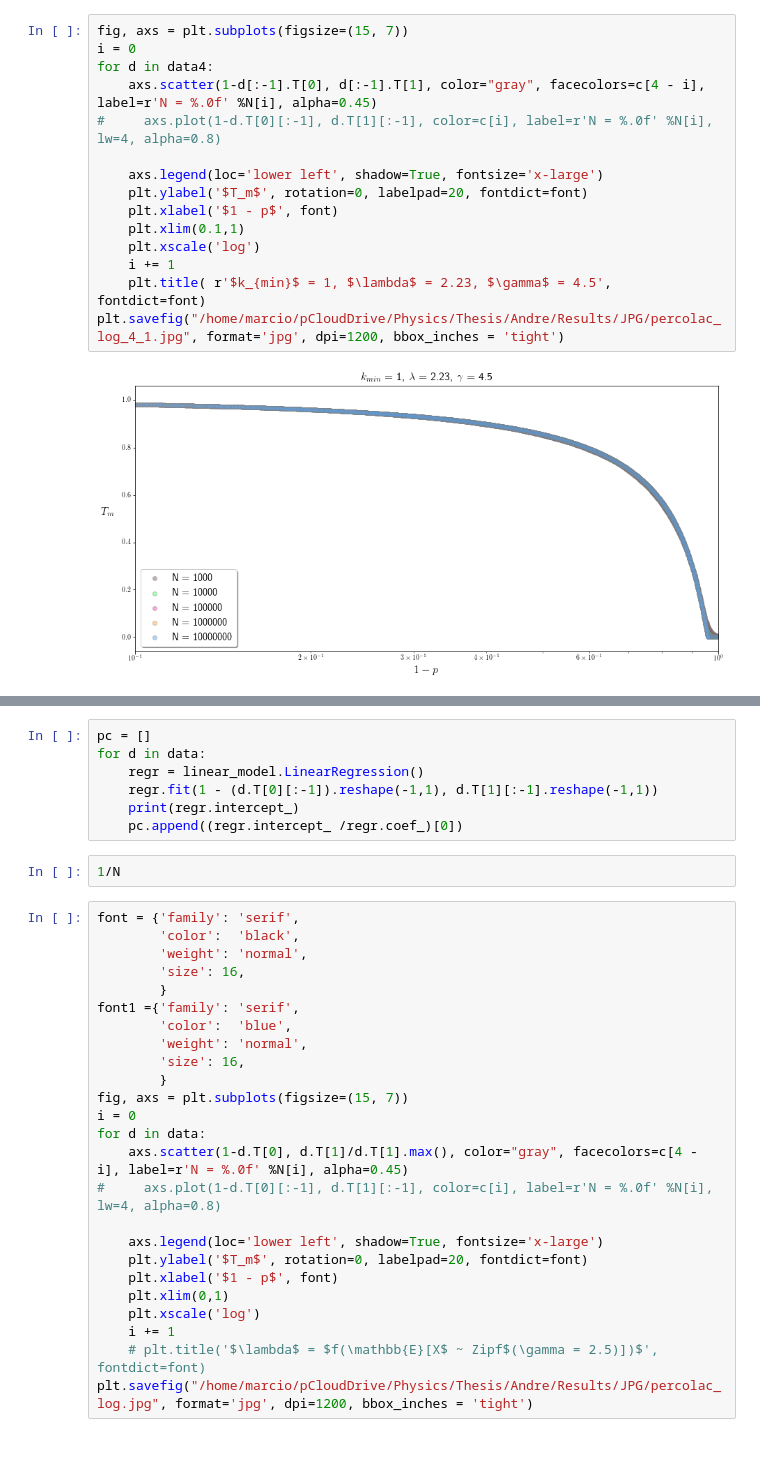
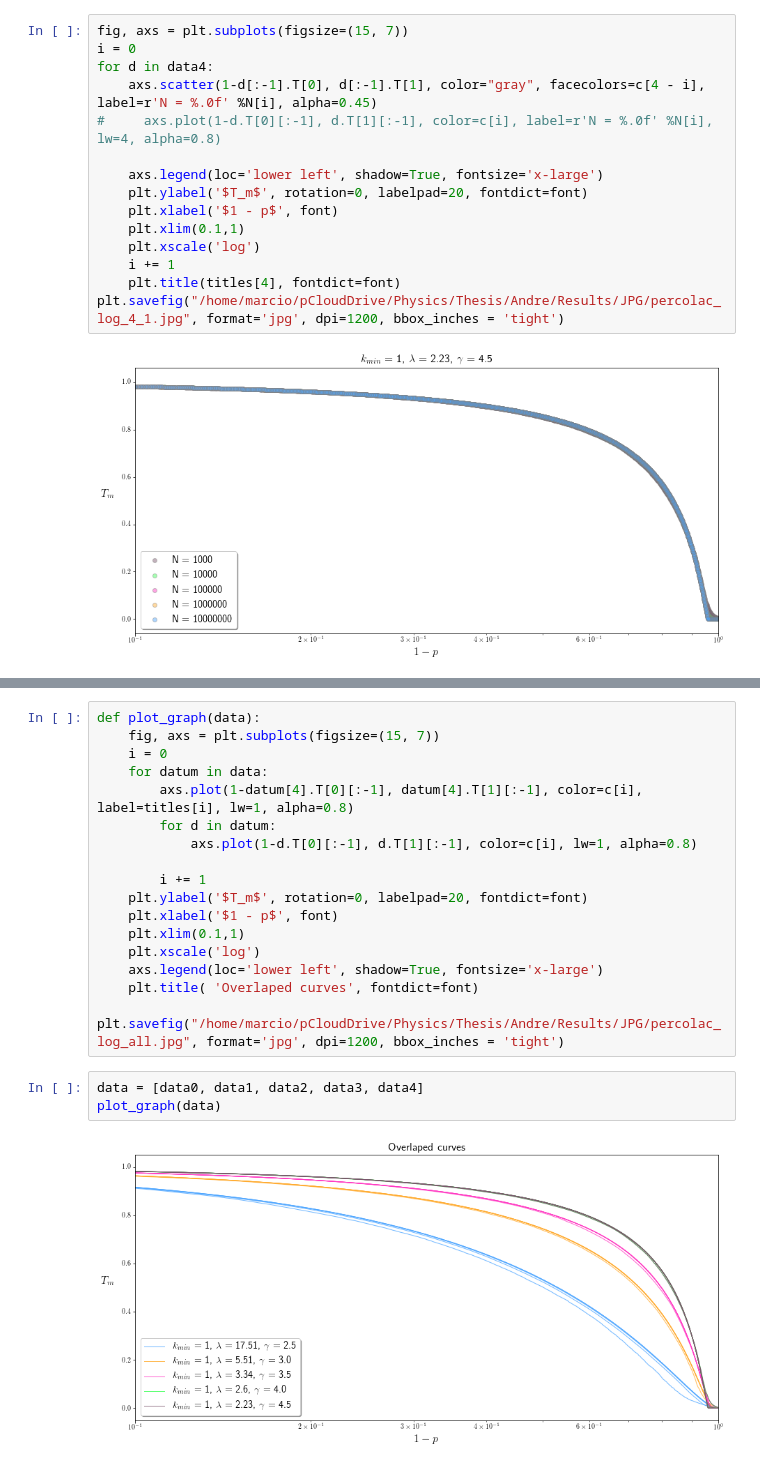
Before and after one commit to marciomacielbastos/Random-Graph, a Jupyter notebook: NB/Tsalis_Percolacao.ipynb, the cells around one changed output, grey strips where cells are left out. Drawn from its saved outputs; the diff is of its cells as text.

Commit message:
some results

```diff
--- a/NB/Tsalis_Percolacao.ipynb
+++ b/NB/Tsalis_Percolacao.ipynb
@@ -165,7 +162,7 @@ for d in data4:
     plt.xlim(0.1,1)
     plt.xscale('log')
     i += 1
-    plt.title( r'$k_{min}$ = 1, $\lambda$ = 2.23, $\gamma$ = 4.5', fontdict=font)
+    plt.title(titles[4], fontdict=font)
 plt.savefig("/home/marcio/pCloudDrive/Physics/Thesis/Andre/Results/JPG/percolac_log_4_1.jpg", format='jpg', dpi=1200, bbox_inches = 'tight')
 # %% [output]
 [figure]
@@ -233,34 +169,22 @@ plt.savefig("/home/marcio/pCloudDrive/Physics/Thesis/Andre/Results/JPG/percolac_
-# %%
-pc = []
-for d in data:
-    regr = linear_model.LinearRegression()
-    regr.fit(1 - (d.T[0][:-1]).reshape(-1,1), d.T[1][:-1].reshape(-1,1))
-    print(regr.intercept_)
-    pc.append((regr.intercept_ /regr.coef_)[0])
-# %%
-1/N
 # %%
-font = {'family': 'serif',
-        'color':  'black',
-        'weight': 'normal',
-        'size': 16,
-        }
-font1 ={'family': 'serif',
-        'color':  'blue',
-        'weight': 'normal',
-        'size': 16,
-        }
-fig, axs = plt.subplots(figsize=(15, 7))
-i = 0
-for d in data:
-    axs.scatter(1-d.T[0], d.T[1]/d.T[1].max(), color="gray", facecolors=c[4 - i], label=r'N = %.0f' %N[i], alpha=0.45)
-#     axs.plot(1-d.T[0][:-1], d.T[1][:-1], color=c[i], label=r'N = %.0f' %N[i], lw=4, alpha=0.8)
+def plot_graph(data):
+    fig, axs = plt.subplots(figsize=(15, 7))
+    i = 0
+    for datum in data:
+        axs.plot(1-datum[4].T[0][:-1], datum[4].T[1][:-1], color=c[i], label=titles[i], lw=1, alpha=0.8)
+        for d in datum:
+            axs.plot(1-d.T[0][:-1], d.T[1][:-1], color=c[i], lw=1, alpha=0.8)
 
-    axs.legend(loc='lower left', shadow=True, fontsize='x-large')
+        i += 1
     plt.ylabel('$T_m$', rotation=0, labelpad=20, fontdict=font)
     plt.xlabel('$1 - p$', font)
-    plt.xlim(0,1)
+    plt.xlim(0.1,1)
     plt.xscale('log')
-    i += 1
-    # plt.title('$\lambda$ = $f(\mathbb{E}[X$ ~ Zipf$(\gamma = 2.5)])$', fontdict=font)
-plt.savefig("/home/marcio/pCloudDrive/Physics/Thesis/Andre/Results/JPG/percolac_log.jpg", format='jpg', dpi=1200, bbox_inches = 'tight')
+    axs.legend(loc='lower left', shadow=True, fontsize='x-large')
+    plt.title( 'Overlaped curves', fontdict=font)
+    plt.savefig("/home/marcio/pCloudDrive/Physics/Thesis/Andre/Results/JPG/percolac_log_all.jpg", format='jpg', dpi=1200, bbox_inches = 'tight')
+# %%
+data = [data0, data1, data2, data3, data4]
+plot_graph(data)
+# %% [output]
+[figure, added]
```
Also changed, not shown: parts of 13 cells of this notebook, 2 other files.
